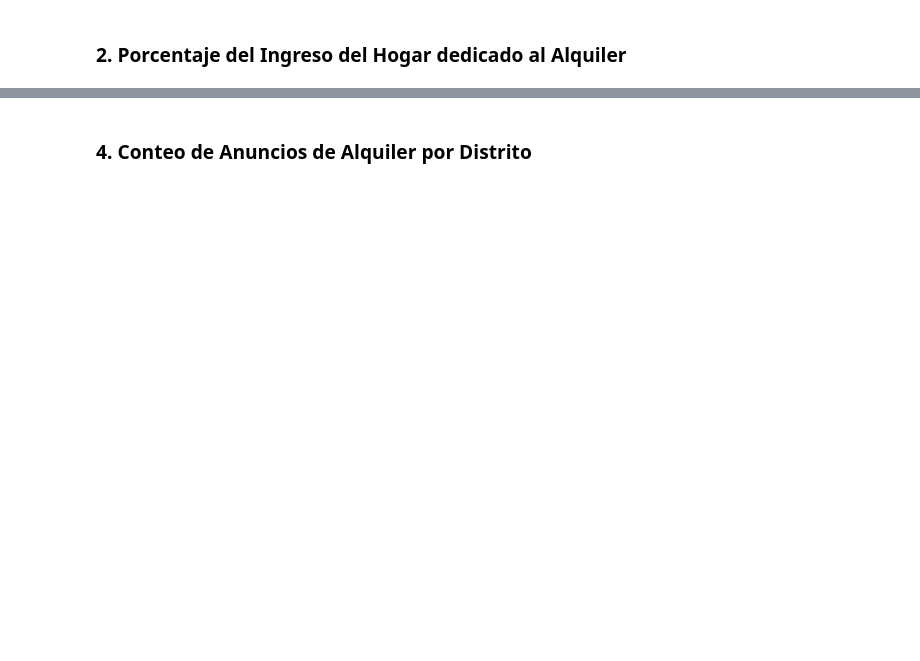
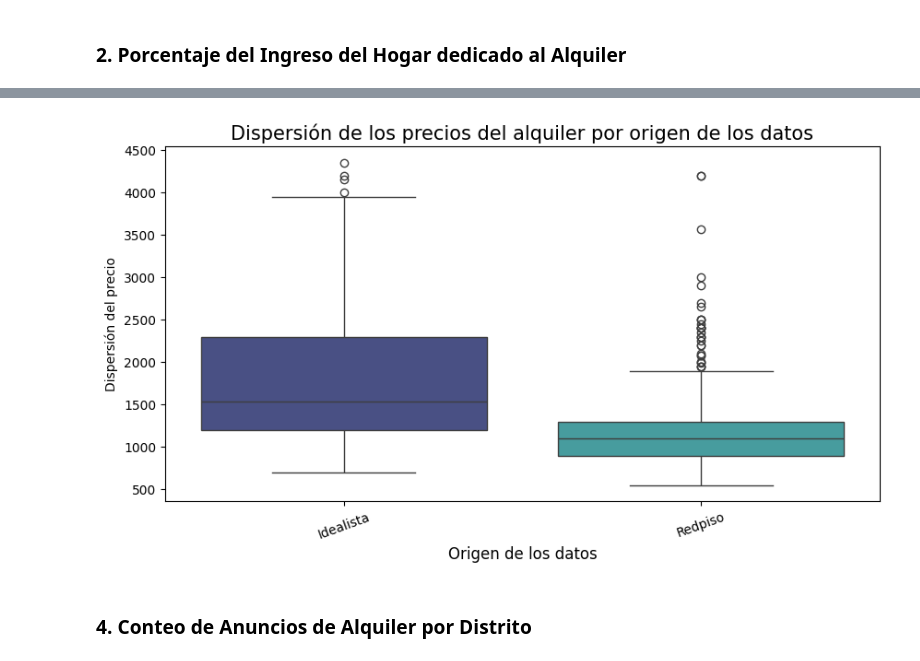
Before and after one commit to davfranco1/Proyecto5-ProyectoLibre-PreciosAlquileresMadrid, a Jupyter notebook: notebooks/3_QueriesVisualizaciónAnálisis.ipynb, the cells around one changed output, grey strips where cells are left out. Saved outputs shown, nothing was run; the diff lists cells and outputs as text; code cells hidden in the pictures; blank space fills up the shorter version.

```diff
--- a/notebooks/3_QueriesVisualizaciónAnálisis.ipynb
+++ b/notebooks/3_QueriesVisualizaciónAnálisis.ipynb
@@ -125,0 +157,17 @@ resultado2
+# %%
+query3 = '''
+SELECT
+    'Idealista' AS fuente,
+    precio
+FROM
+    idealista
+UNION ALL
+SELECT
+    'Redpiso' AS fuente,
+    precio
+FROM
+    redpiso
+;'''
+# %%
+resultado3 = sf.dbeaver_fetch(sf.dbeaver_conexion("alquileresmadrid"),query3)
+resultado3
@@ -126,3 +188,20 @@ resultado2
+# %%
+plt.figure(figsize = (10,5))
+sns.boxplot(x = "fuente",
+            y = "precio",
+            data = resultado3,
+            palette = "mako",
+            )
+
+
+plt.xticks(rotation = 20)
+plt.title("Dispersión de los precios del alquiler por origen de los datos", fontsize = 15)
+plt.xlabel("Origen de los datos", fontsize = 12)
+plt.ylabel("Dispersión del precio")
+
+plt.show()
+# %% [output]
+[figure, added]
 # %% [markdown]
 ### 4. Conteo de Anuncios de Alquiler por Distrito
 # %%
```
Also changed, not shown: parts of 22 cells of this notebook.
